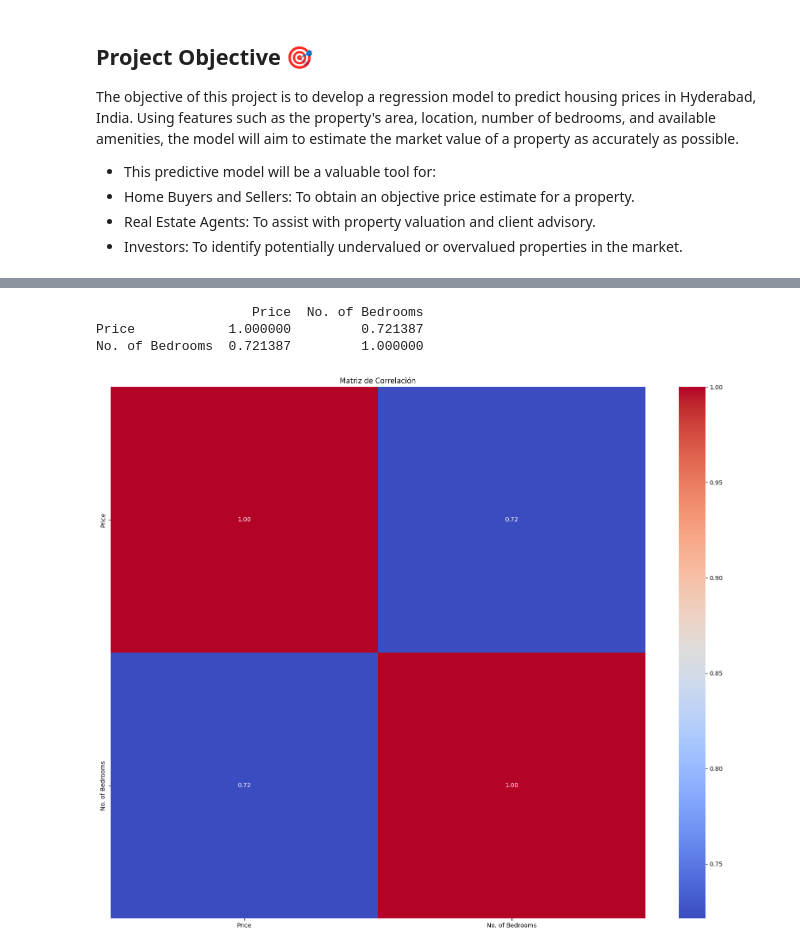
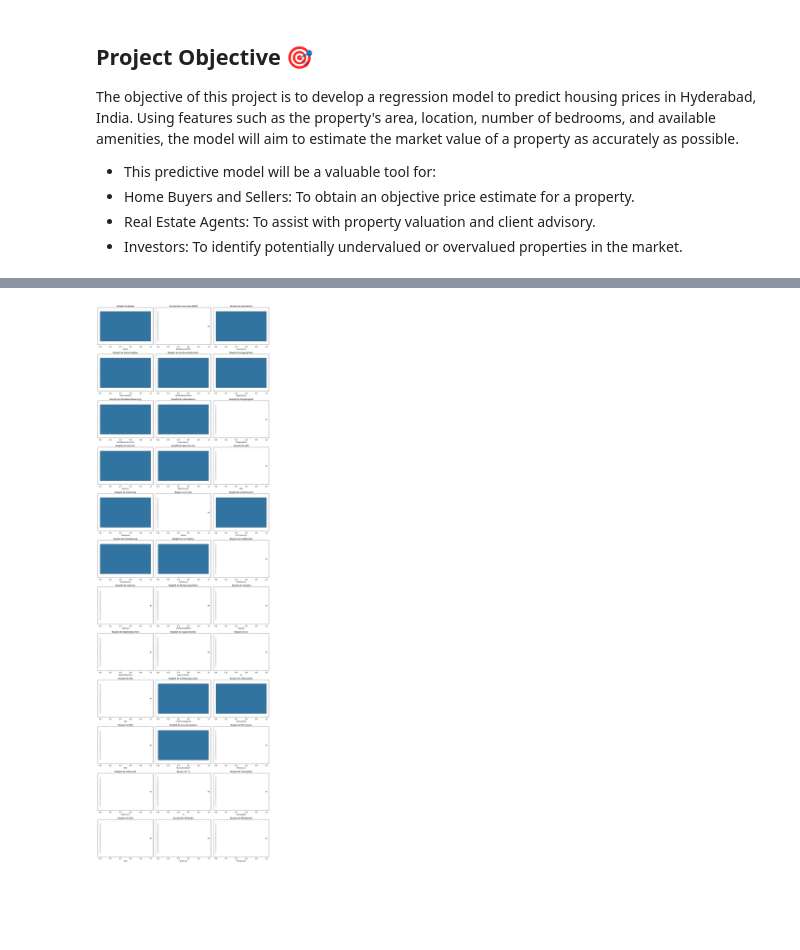
Before and after one commit to albertbolanoss/labs_machine_learning, a Jupyter notebook: notebooks/hyderabad_house_price/1.2_Pre-processing.ipynb, the cells around one changed output, grey strips where cells are left out. Cells and saved outputs as stored; diff of their text form; code cells hidden in the pictures; blank space fills up the shorter version.

Commit message:
Refactor house prices regresion model

```diff
--- a/notebooks/hyderabad_house_price/1.2_Pre-processing.ipynb
+++ b/notebooks/hyderabad_house_price/1.2_Pre-processing.ipynb
@@ -77,19 +198,0 @@ A logarithmic transformation (np.log1p) compresses the range of the higher value
-# %%
-fig, axes = plt.subplots(3, 2, figsize=(12, 8))
-
-dataset[Column.PRICE.name].hist(ax=axes[0,0], bins=50).set_title('Original Price')
-dataset[Column.AREA.name].hist(ax=axes[1,0], bins=50).set_title('Original Area')
-dataset[Column.NO_OF_BEDROOMS.name].hist(ax=axes[2,0], bins=50).set_title('Original No. of Bedrooms')
-
-dataset[Column.PRICE.name] = np.log1p(dataset[Column.PRICE.name])
-dataset[Column.AREA.name] = np.log1p(dataset[Column.AREA.name])
-
-dataset[Column.PRICE.name].hist(ax=axes[0,1], bins=50).set_title('Log Price')
-dataset[Column.AREA.name].hist(ax=axes[1,1], bins=50).set_title('Log Area')
-
-display(Markdown('**Verification:**'))
-print("Before (left) and after (right) applying logarithm")
-plt.tight_layout()
-plt.show()
-
-dataset.to_parquet(datasetPath)
@@ -155,19 +199,24 @@ Should not use binning on the No. of Bedrooms feature because its relationship w
-# %%
-import pandas as pd
-import seaborn as sns
-import matplotlib.pyplot as plt
-
-
-corr = dataset_with_dummies[[Column.PRICE.name, Column.NO_OF_BEDROOMS.name]].corr()
-print(corr)
-
-# HitMap
-plt.figure(figsize=(20,16))
-sns.heatmap(corr, annot=True, cmap="coolwarm", fmt=".2f")
-plt.title("Matriz de Correlación")
-plt.show()
-# %% [output]
-                    Price  No. of Bedrooms
-Price            1.000000         0.721387
-No. of Bedrooms  0.721387         1.000000
-[figure, removed]
+# %%
+numeric_cols = dataset.copy().drop(columns=[Column.PRICE.name, Column.AREA.name, Column.NO_OF_BEDROOMS.name]).select_dtypes(include=["int64", "float64"]).columns
+
+n_cols = 3
+n_rows = int(np.ceil(len(numeric_cols) / n_cols))
+
+fig, axes = plt.subplots(n_rows, n_cols, figsize=(5 * n_cols, 4 * n_rows))
+axes = axes.flatten()
+
+
+for i, col in enumerate(numeric_cols):
+    sns.boxplot(x=dataset[col], ax=axes[i])
+
+    axes[i].set_title(f"Boxplot de {col}")
+
+
+for j in range(i + 1, len(axes)):
+    fig.delaxes(axes[j])
+
+
+plt.tight_layout()
+plt.show()
+# %% [output]
+[figure, added]
```
Also changed, not shown: parts of 16 cells of this notebook, 4 other files.
